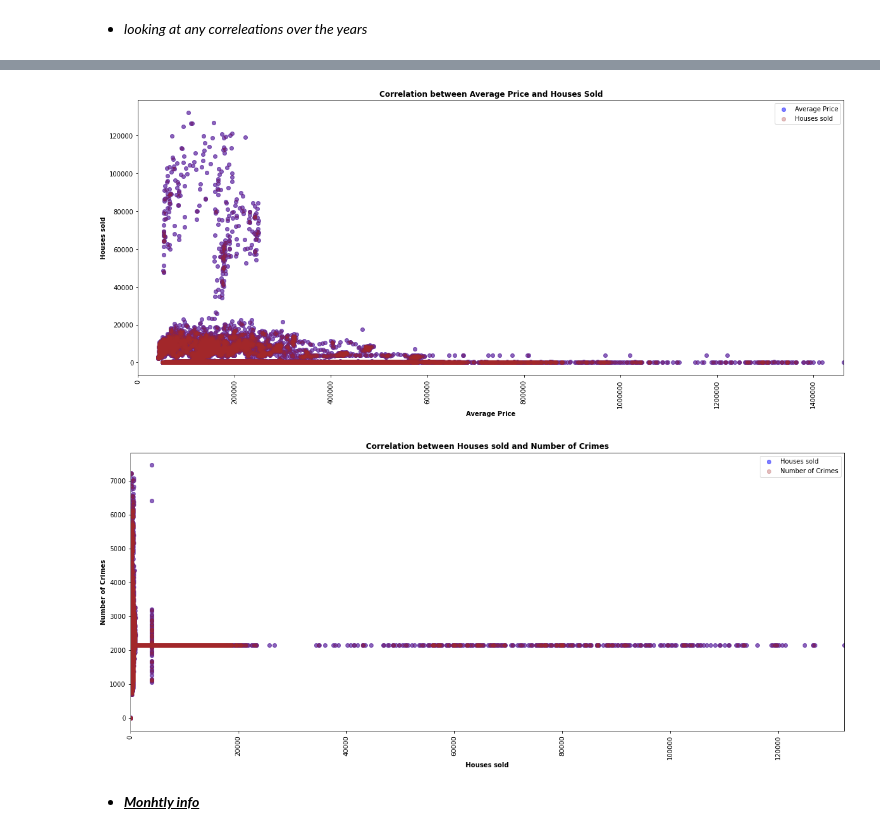
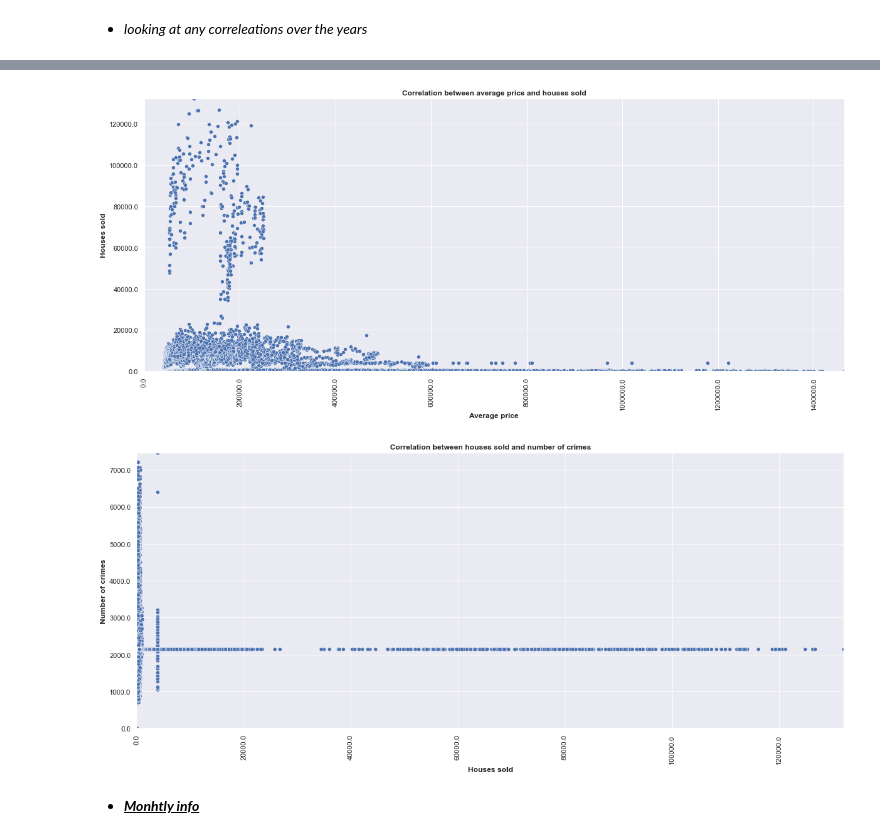
Before and after one commit to captin01/Data_Analysis, a Jupyter notebook: London_Housing/LND_Housing.ipynb, the cells around one changed output, grey strips where cells are left out. Saved outputs shown, nothing was run; the diff lists cells and outputs as text; code cells hidden in the pictures.

```diff
--- a/London_Housing/LND_Housing.ipynb
+++ b/London_Housing/LND_Housing.ipynb
@@ -4,6 +4,7 @@
 import pandas as pd
 import seaborn as sns
 import matplotlib.pyplot as plt
+sns.set()
 # %% [markdown]
 - <u>***Importing data***</u>
 # %%
@@ -371,51 +364,35 @@ plt.show()
 # %%
 #correlation between average price and houses sold.
 
 plt.figure(figsize = (20,8))
-plt.scatter(hs_data['average_price'],
-            hs_data['houses_sold'],
-            c='Blue',
-            alpha=0.5,
-            label='Average Price')
-plt.scatter(hs_data['average_price'],
-            hs_data['houses_sold'],
-            c='Brown',
-            alpha=0.3,
-            label='Houses sold')
-plt.xlabel('Average Price', fontweight = 'bold')
-plt.ylabel('Houses sold', fontweight = 'bold')
-plt.xticks(ticks=plt.xticks()[0], labels=plt.xticks()[0].astype(int))
+sns.scatterplot(x='average_price', y='houses_sold', data = hs_data)
+plt.xlabel('Average price', weight = 'bold')
+plt.ylabel('Houses sold', weight = 'bold')
+plt.yticks(ticks= plt.yticks()[0], labels=plt.yticks()[0])
+plt.xticks(ticks = plt.xticks()[0], labels =plt.xticks()[0])
 plt.xticks(rotation=90)
-plt.xlim(0, hs_data['average_price'].max())
-plt.legend()
-plt.title('Correlation between Average Price and Houses Sold', fontsize = 12, fontweight = 'bold')
+plt.xlim(0,hs_data['average_price'].max())
+plt.ylim(0,hs_data['houses_sold'].max())
+plt.title('Correlation between average price and houses sold', fontsize = 12, weight = 'bold')
 plt.show()
 # %% [output]
-[figure, old version]
+[figure, new version]
 # %%
-#correlation between average price and crime.
+#correlation between houses sold and number of crimes.
 
 plt.figure(figsize = (20,8))
-plt.scatter(hs_data['houses_sold'],
-            hs_data['no_of_crimes'],
-            c= 'Blue',
-            alpha=0.5,
-            label= 'Houses sold')
-plt.scatter(hs_data['houses_sold'],
-            hs_data['no_of_crimes'],
-            c= 'Brown',
-            alpha=0.3,
-            label='Number of Crimes')
-plt.xlabel('Houses sold', fontweight = 'bold')
-plt.ylabel('Number of Crimes', fontweight = 'bold')
-plt.xticks(ticks=plt.xticks()[0], labels=plt.xticks()[0].astype(int))
+sns.scatterplot(x='houses_sold', y='no_of_crimes', data = hs_data)
+plt.xlabel('Houses sold', weight = 'bold')
+plt.ylabel('Number of crimes', weight = 'bold')
+plt.yticks(ticks= plt.yticks()[0], labels=plt.yticks()[0])
+plt.xticks(ticks = plt.xticks()[0], labels =plt.xticks()[0])
 plt.xticks(rotation=90)
-plt.xlim(0, hs_data['houses_sold'].max())
-plt.legend()
-plt.title('Correlation between Houses sold and Number of Crimes', fontsize = 12, fontweight = 'bold')
+plt.xlim(0,hs_data['houses_sold'].max())
+plt.ylim(0,hs_data['no_of_crimes'].max())
+plt.title('Correlation between houses sold and number of crimes', fontsize = 12, weight = 'bold')
 plt.show()
 # %% [output]
-[figure, old version]
+[figure, new version]
 # %% [markdown]
 - <u>***Monhtly info***</u>
 # %%
```
Also changed, not shown: parts of 20 cells of this notebook, 1 other file.
